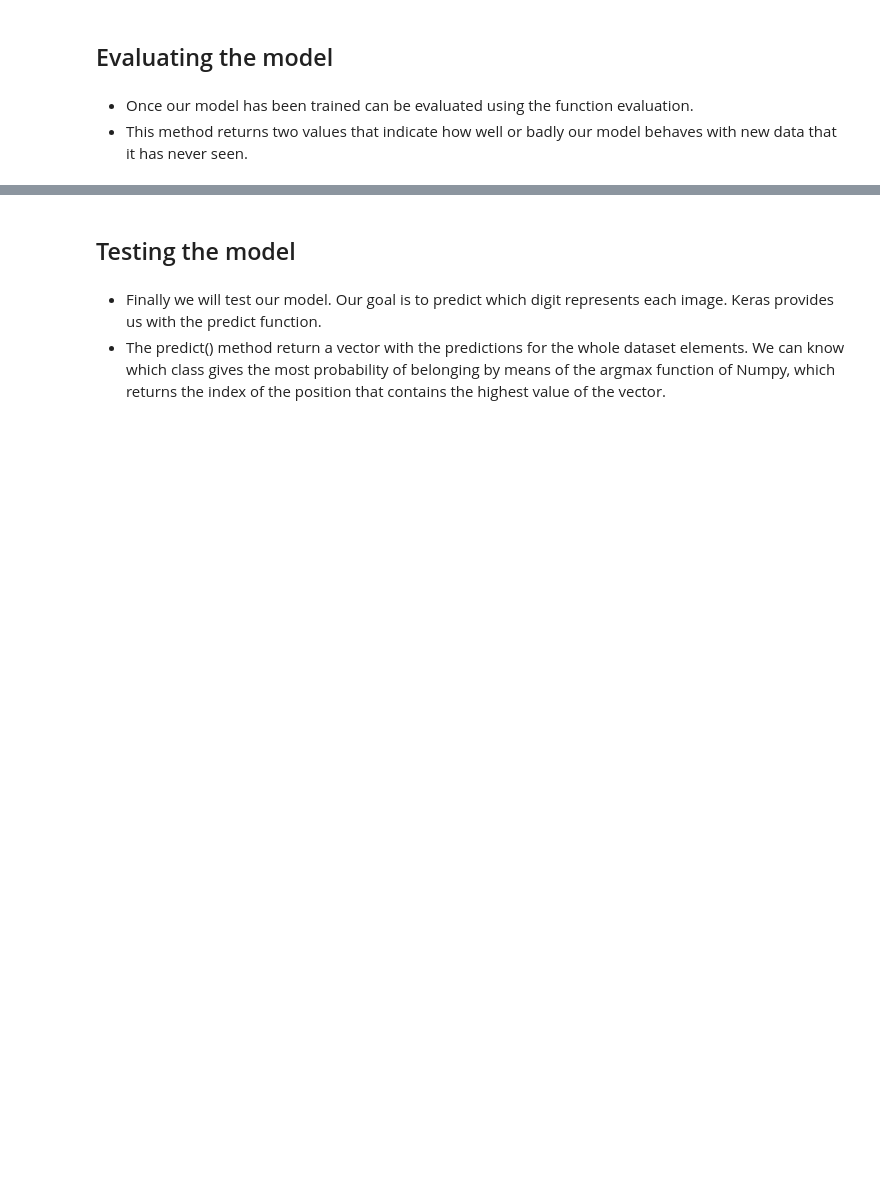
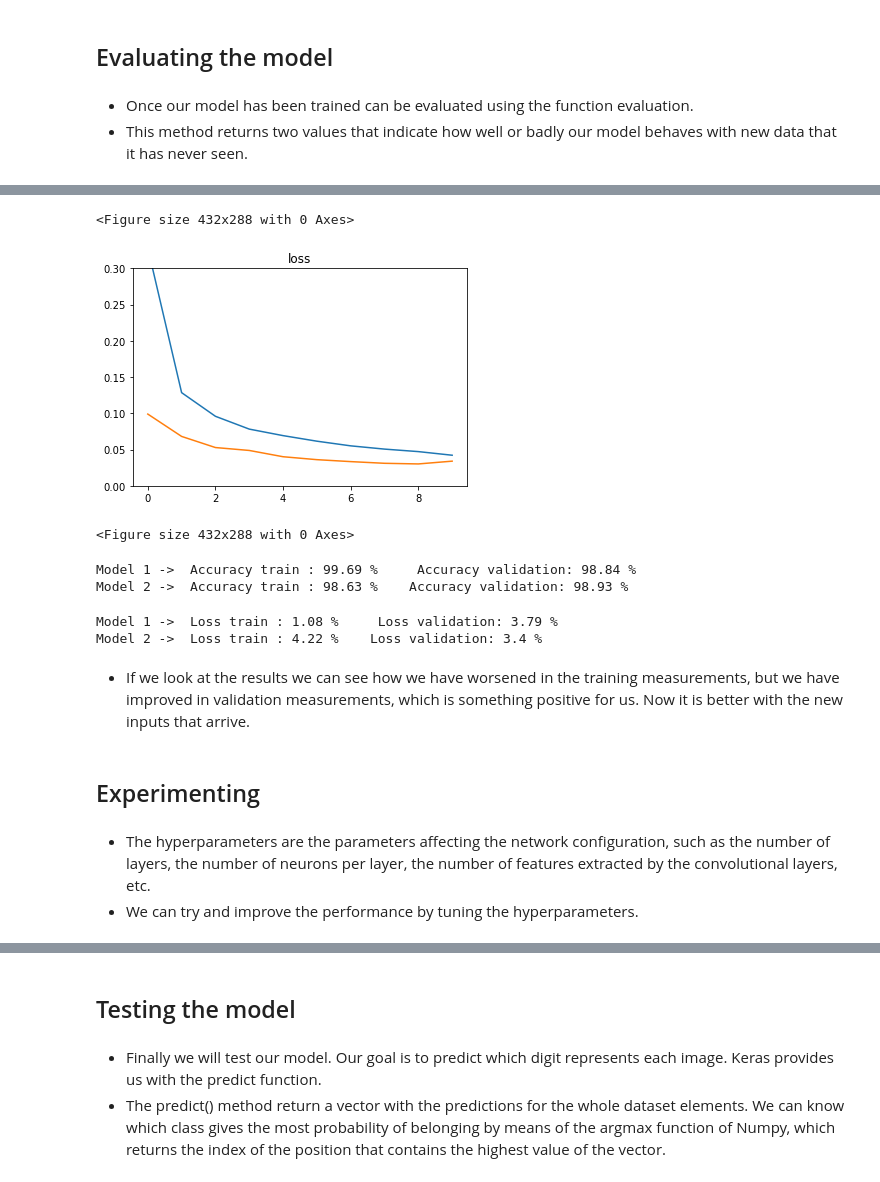
Before and after one commit to AgustinCarcelen/Image-Recognition-with-Neural-Network, a Jupyter notebook: Code/Image Recognition with Convolutional Neural Network.ipynb, the cells around one changed output, grey strips where cells are left out. Drawn from its saved outputs; the diff is of its cells as text; code cells hidden in the pictures; blank space fills up the shorter version.

```diff
--- a/Code/Image Recognition with Convolutional Neural Network.ipynb
+++ b/Code/Image Recognition with Convolutional Neural Network.ipynb
@@ -260,0 +354,37 @@ Accuracy model: 98.71 %
+# %%
+acc = history_drop.history['loss']
+test_acc = history_drop.history['val_loss']
+epochs = range(len(acc))
+plt.plot(epochs, acc)
+plt.plot(epochs, test_acc)
+plt.ylim(0, 0.3)
+plt.title('loss')
+plt.figure()
+# %% [output]
+<Figure size 432x288 with 0 Axes>
+[figure, added]
+<Figure size 432x288 with 0 Axes>
+# %%
+# Only show the last epoch of each measurement
+print('Model 1 ->  Accuracy train :', round(history.history['accuracy'][9]*100,2),'%',
+     '    Accuracy validation:', round(history.history['val_accuracy'][9]*100,2),'%')
+print('Model 2 ->  Accuracy train :', round(history_drop.history['accuracy'][9]*100,2),'%',
+     '   Accuracy validation:', round(history_drop.history['val_accuracy'][9]*100,2),'%')
+# %% [output]
+Model 1 ->  Accuracy train : 99.69 %     Accuracy validation: 98.84 %
+Model 2 ->  Accuracy train : 98.63 %    Accuracy validation: 98.93 %
+# %%
+print('Model 1 ->  Loss train :', round(history.history['loss'][9]*100,2),'%',
+     '    Loss validation:', round(history.history['val_loss'][9]*100,2),'%')
+print('Model 2 ->  Loss train :', round(history_drop.history['loss'][9]*100,2),'%',
+     '   Loss validation:', round(history_drop.history['val_loss'][9]*100,2),'%')
+# %% [output]
+Model 1 ->  Loss train : 1.08 %     Loss validation: 3.79 %
+Model 2 ->  Loss train : 4.22 %    Loss validation: 3.4 %
+# %% [markdown]
+- If we look at the results we can see how we have worsened in the training measurements, but we have improved in validation measurements, which is something positive for us. Now it is better with the new inputs that arrive.
+# %% [markdown]
+## Experimenting
+# %% [markdown]
+- The hyperparameters are the parameters affecting the network configuration, such as the number of layers, the number of neurons per layer, the number of features extracted by the convolutional layers, etc.
+- We can try and improve the performance by tuning the hyperparameters.
```
Also changed, not shown: parts of 37 cells of this notebook, 1 other file.
